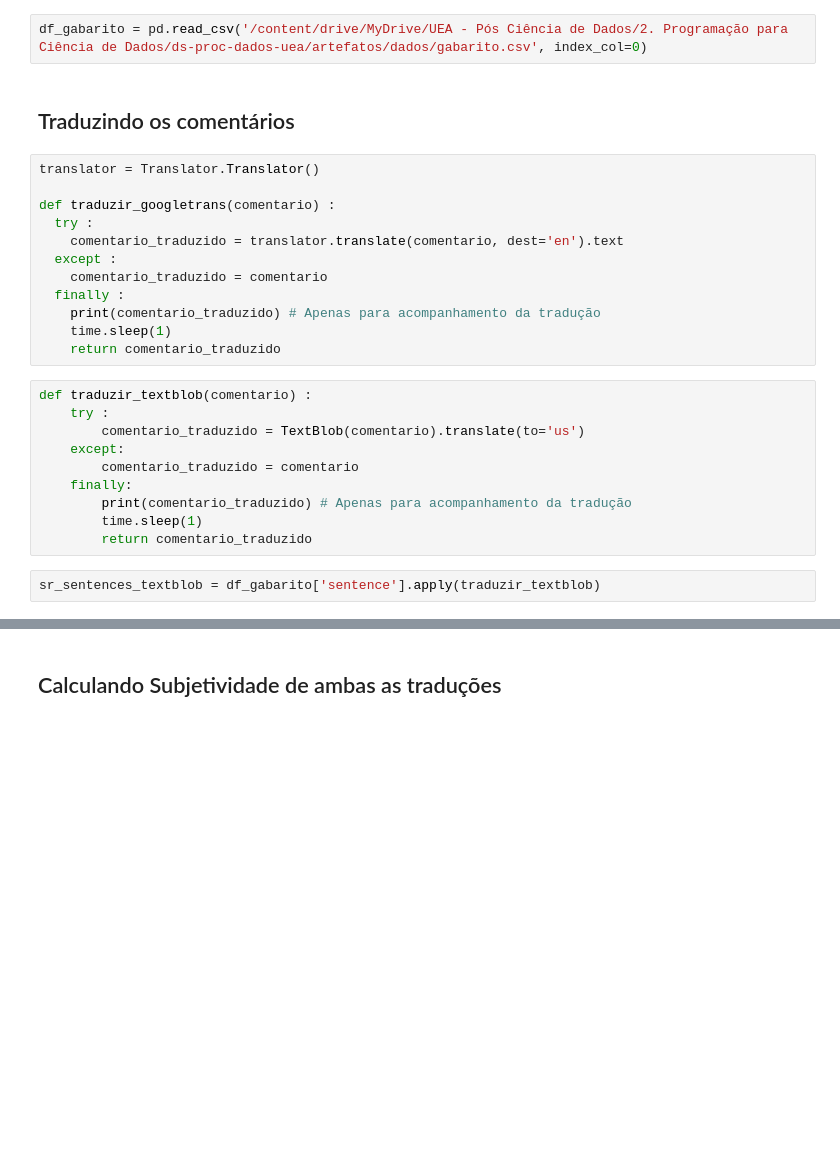
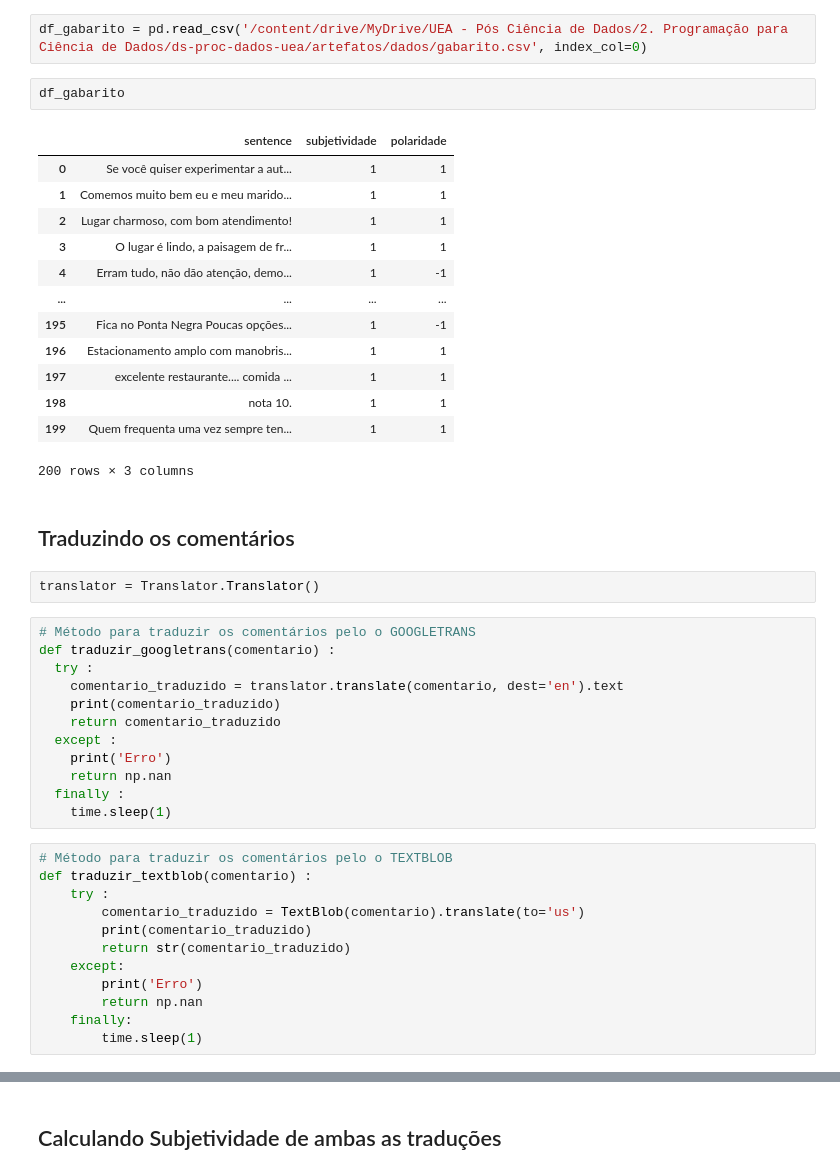
Before and after one commit to g3ferreira/ds-proc-dados-uea, a Jupyter notebook: Cálculo medida-F.ipynb, the cells around one changed output, grey strips where cells are left out. Cells and saved outputs as stored; diff of their text form; blank space fills up the shorter version.

```diff
--- a/Cálculo medida-F.ipynb
+++ b/Cálculo medida-F.ipynb
@@ -16,29 +49,47 @@ from textblob import TextBlob
 ## Lendo o gabarito
 # %%
 df_gabarito = pd.read_csv('/content/drive/MyDrive/UEA - Pós Ciência de Dados/2. Programação para Ciência de Dados/ds-proc-dados-uea/artefatos/dados/gabarito.csv', index_col=0)
+# %%
+df_gabarito
+# %% [output]
+|  | sentence | subjetividade | polaridade |
+| 0 | Se você quiser experimentar a aut... | 1 | 1 |
+| 1 | Comemos muito bem eu e meu marido... | 1 | 1 |
+| 2 | Lugar charmoso, com bom atendimento! | 1 | 1 |
+| 3 | O lugar é lindo, a paisagem de fr... | 1 | 1 |
+| 4 | Erram tudo, não dão atenção, demo... | 1 | -1 |
+| ... | ... | ... | ... |
+| 195 | Fica no Ponta Negra Poucas opções... | 1 | -1 |
+| 196 | Estacionamento amplo com manobris... | 1 | 1 |
+| 197 | excelente restaurante.... comida ... | 1 | 1 |
+| 198 | nota 10. | 1 | 1 |
+| 199 | Quem frequenta uma vez sempre ten... | 1 | 1 |
+200 rows × 3 columns
 # %% [markdown]
 ## Traduzindo os comentários
+# %%
+translator = Translator.Translator()
 # %%
-translator = Translator.Translator()
-
+# Método para traduzir os comentários pelo o GOOGLETRANS
 def traduzir_googletrans(comentario) :
   try :
     comentario_traduzido = translator.translate(comentario, dest='en').text
+    print(comentario_traduzido)
+    return comentario_traduzido
   except :
-    comentario_traduzido = comentario
+    print('Erro')
+    return np.nan
   finally :
-    print(comentario_traduzido) # Apenas para acompanhamento da tradução
     time.sleep(1)
-    return comentario_traduzido
 # %%
+# Método para traduzir os comentários pelo o TEXTBLOB
 def traduzir_textblob(comentario) :
     try :
         comentario_traduzido = TextBlob(comentario).translate(to='us')
+        print(comentario_traduzido)
+        return str(comentario_traduzido)
     except:
-        comentario_traduzido = comentario
+        print('Erro')
+        return np.nan
     finally:
-        print(comentario_traduzido) # Apenas para acompanhamento da tradução
         time.sleep(1)
-        return comentario_traduzido
-# %%
-sr_sentences_textblob = df_gabarito['sentence'].apply(traduzir_textblob)
```
Also changed, not shown: parts of 22 cells of this notebook, 3 other files.
